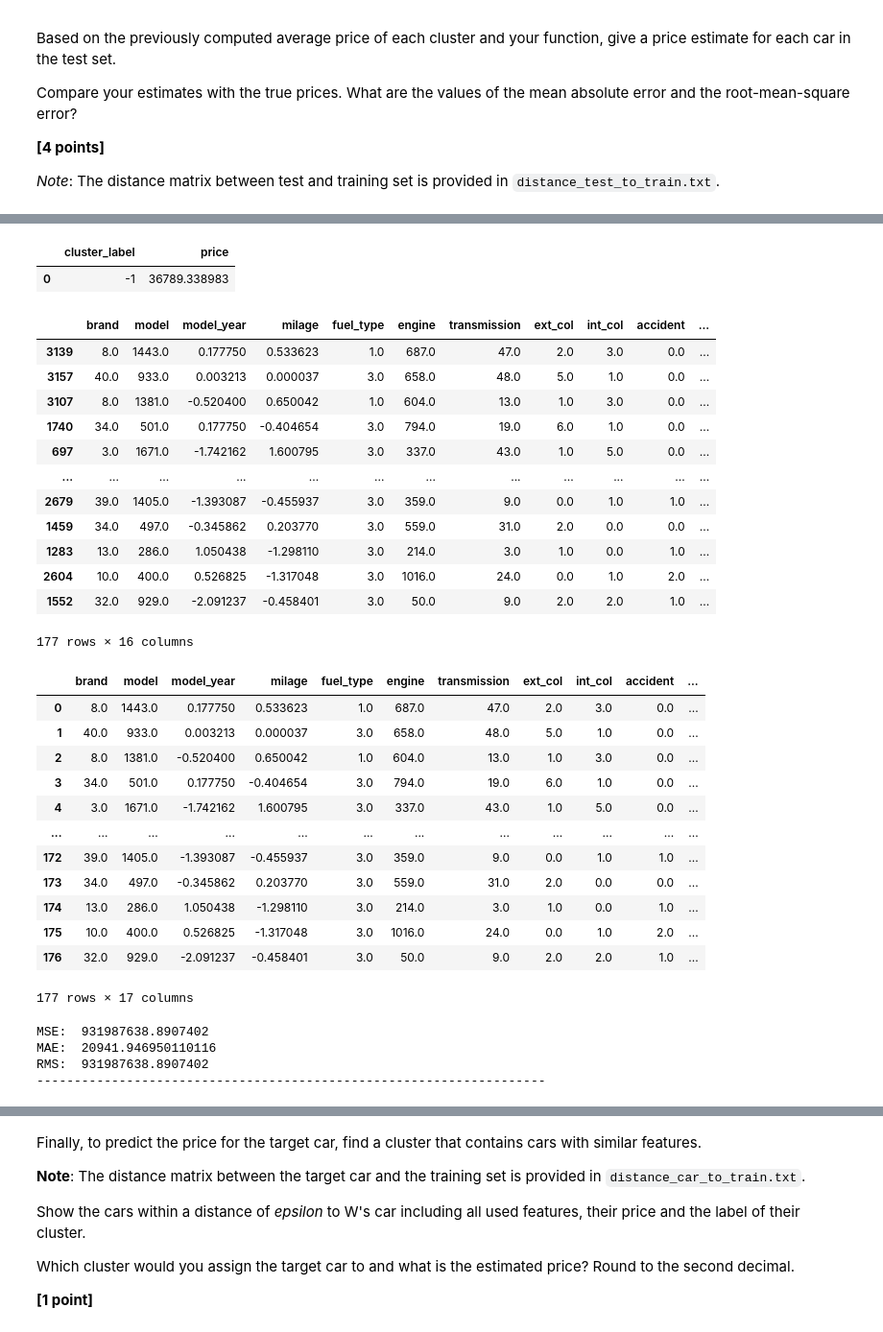
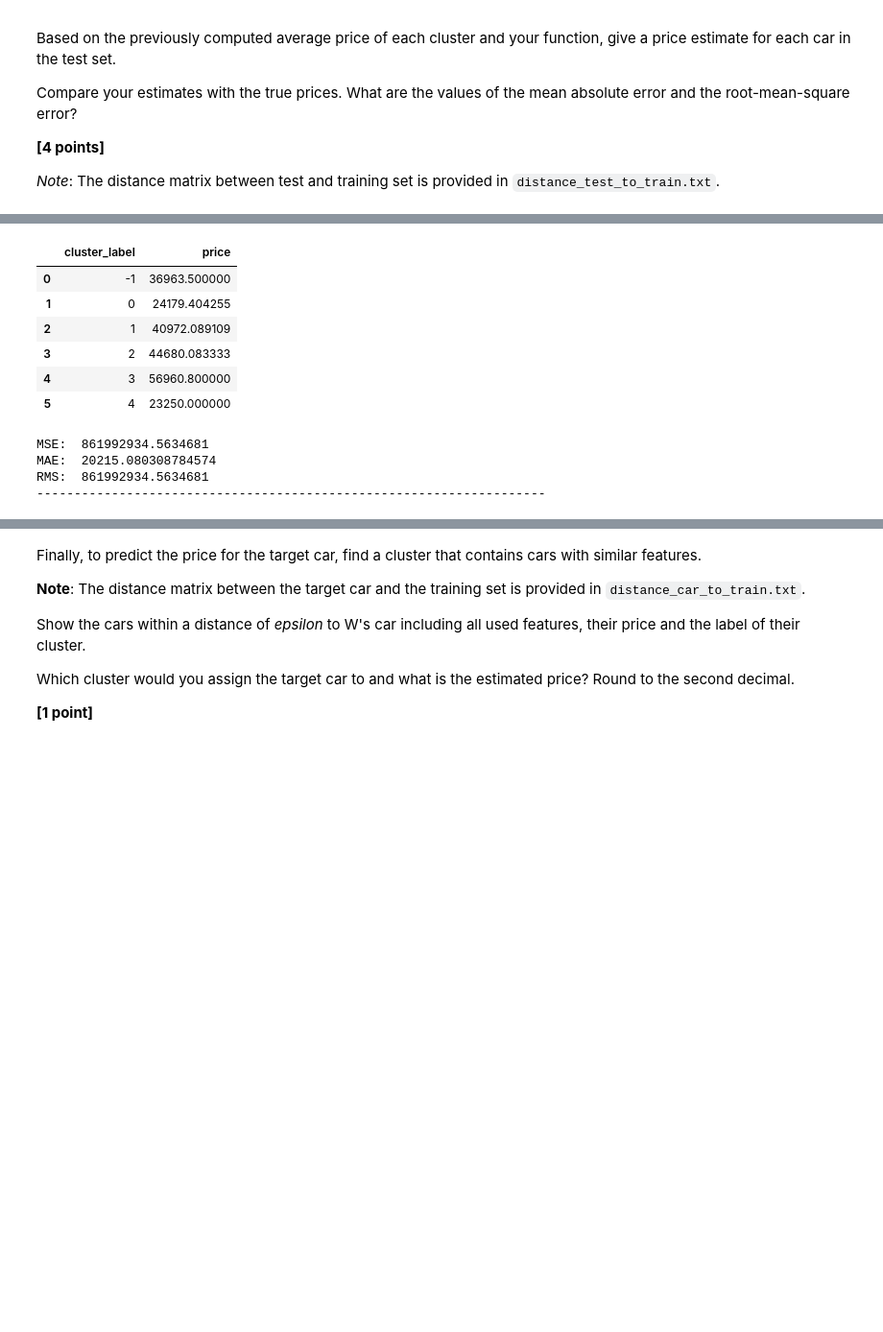
Before and after one commit to sillyduckyluck/IDS_Winning_team, a Jupyter notebook: Part_1/IDS_WS23_Assignment_part_1-student_updated.ipynb, the cells around one changed output, grey strips where cells are left out. Shown at 96% size. Cells and saved outputs as stored; diff of their text form; code cells hidden in the pictures; blank space fills up the shorter version.

Commit message:
added dbscan predictions

```diff
--- a/Part_1/IDS_WS23_Assignment_part_1-student_updated.ipynb
+++ b/Part_1/IDS_WS23_Assignment_part_1-student_updated.ipynb
@@ -657,17 +679,15 @@ from sklearn import cluster
 
 # Calculate minPts
 num_features = len(categorical_features) + len(numerical_features)
-min_pts = 2 * num_features
-
+min_pts = 12
 # k = minPts - 1, then calculate distances to n nearest neighbors
-n_neighbors = num_features * 2 - 1
+n_neighbors = min_pts - 1
 
 nn = NearestNeighbors(n_neighbors=n_neighbors)
 nn_fit = nn.fit(distance_matrix_df)
 distances, indices = nn_fit.kneighbors(distance_matrix_df)
 
 print(indices)
-
 
 
 # First, Sort the distances, and then plot the k-distance graph
@@ -822,7 +842,7 @@ from sklearn.neighbors import NearestNeighbors
 #here we preform dbscan for one epsilon value, that is, 1/6
 epsilon = 1/6
 #however we use 2.8, since it has one of the highest numbers of
-epsilon = 3.75
+epsilon = 4
 # DBSCAN
 dbscan = sk.cluster.DBSCAN(eps=epsilon, min_samples=min_pts)
 labels = dbscan.fit_predict(distance_matrix_df)
@@ -942,3 +969,26 @@ print(test_df.shape)
 
 [177 rows x 15 columns]
 (177, 15)
+# %%
+def dbscan_predict(estimator, data_matrix):
+    num_samples = data_matrix.shape[0]
+    predicted_labels = np.ones(shape=num_samples, dtype=int) * -1
+
+    for sample_index in range(num_samples):
+        differences = estimator.components_ - data_matrix[sample_index, :]
+        distances = np.linalg.norm(differences, axis=1)  # Calculate Euclidean distance
+
+        closest_index = np.argmin(distances)
+
+        if distances[closest_index] < estimator.eps:
+            predicted_labels[sample_index] = estimator.labels_[estimator.core_sample_indices_[closest_index]]
+
+    return predicted_labels
+# %%
+# DBSCAN
+dbscan = sk.cluster.DBSCAN(eps=epsilon, min_samples=min_pts)
+labels = dbscan.fit(distance_matrix_df)
+
+test_labels = dbscan_predict(labels, test_dist)
+print(test_labels)
+print(test_labels.size)
@@ -949,67 +1009,45 @@ epsilon = 1/6
 epsilon = 5
 # DBSCAN
 dbscan = sk.cluster.DBSCAN(eps=epsilon, min_samples=min_pts)
-labels = dbscan.fit_predict(test_dist)
+labels = dbscan.fit(test_dist)
 
 #display(test_dist)
 #print(labels)
 
 test_clustered_df = test_df
-test_clustered_df["cluster_label"] = labels
+test_clustered_df["cluster_label"] = test_labels
 
 # Compute the average price for each cluster
 average_prices = test_clustered_df.groupby('cluster_label')['price'].mean().reset_index()
 display(average_prices)
 
 predict_df = test_clustered_df
-display(predict_df)
+#display(predict_df)
 result_df = predict_df.merge(average_prices, left_on='cluster_label', right_on='cluster_label', how='left')
 
-display(result_df)
 
 
 #What are the values of the mean absolute error and the root-mean-square error?
 mse = sk.metrics.mean_squared_error(result_df['price_x'], result_df['price_y'])
 print("MSE: ", mse)
 
 mae = sk.metrics.mean_absolute_error(result_df['price_x'], result_df['price_y'])
 print("MAE: ", mae)
 
 rms = sk.metrics.mean_squared_error(result_df['price_x'], result_df['price_y'])
 print("RMS: ", rms)
 
 
 print("--------------------------------------------------------------------")
 # %% [output]
 |  | cluster_label | price |
-| 0 | -1 | 36789.338983 |
+| 0 | -1 | 36963.500000 |
+| 1 | 0 | 24179.404255 |
+| 2 | 1 | 40972.089109 |
+| 3 | 2 | 44680.083333 |
+| 4 | 3 | 56960.800000 |
+| 5 | 4 | 23250.000000 |
-|  | brand | model | model_year | milage | fuel_type | engine | transmission | ext_col | int_col | accident | ... |
-| 3139 | 8.0 | 1443.0 | 0.177750 | 0.533623 | 1.0 | 687.0 | 47.0 | 2.0 | 3.0 | 0.0 | ... |
-| 3157 | 40.0 | 933.0 | 0.003213 | 0.000037 | 3.0 | 658.0 | 48.0 | 5.0 | 1.0 | 0.0 | ... |
-| 3107 | 8.0 | 1381.0 | -0.520400 | 0.650042 | 1.0 | 604.0 | 13.0 | 1.0 | 3.0 | 0.0 | ... |
-| 1740 | 34.0 | 501.0 | 0.177750 | -0.404654 | 3.0 | 794.0 | 19.0 | 6.0 | 1.0 | 0.0 | ... |
-| 697 | 3.0 | 1671.0 | -1.742162 | 1.600795 | 3.0 | 337.0 | 43.0 | 1.0 | 5.0 | 0.0 | ... |
-| ... | ... | ... | ... | ... | ... | ... | ... | ... | ... | ... | ... |
-| 2679 | 39.0 | 1405.0 | -1.393087 | -0.455937 | 3.0 | 359.0 | 9.0 | 0.0 | 1.0 | 1.0 | ... |
-| 1459 | 34.0 | 497.0 | -0.345862 | 0.203770 | 3.0 | 559.0 | 31.0 | 2.0 | 0.0 | 0.0 | ... |
-| 1283 | 13.0 | 286.0 | 1.050438 | -1.298110 | 3.0 | 214.0 | 3.0 | 1.0 | 0.0 | 1.0 | ... |
-| 2604 | 10.0 | 400.0 | 0.526825 | -1.317048 | 3.0 | 1016.0 | 24.0 | 0.0 | 1.0 | 2.0 | ... |
-| 1552 | 32.0 | 929.0 | -2.091237 | -0.458401 | 3.0 | 50.0 | 9.0 | 2.0 | 2.0 | 1.0 | ... |
-177 rows × 16 columns
+MSE:  861992934.5634681
+MAE:  20215.080308784574
+RMS:  861992934.5634681
+--------------------------------------------------------------------
-|  | brand | model | model_year | milage | fuel_type | engine | transmission | ext_col | int_col | accident | ... |
-| 0 | 8.0 | 1443.0 | 0.177750 | 0.533623 | 1.0 | 687.0 | 47.0 | 2.0 | 3.0 | 0.0 | ... |
-| 1 | 40.0 | 933.0 | 0.003213 | 0.000037 | 3.0 | 658.0 | 48.0 | 5.0 | 1.0 | 0.0 | ... |
-| 2 | 8.0 | 1381.0 | -0.520400 | 0.650042 | 1.0 | 604.0 | 13.0 | 1.0 | 3.0 | 0.0 | ... |
-| 3 | 34.0 | 501.0 | 0.177750 | -0.404654 | 3.0 | 794.0 | 19.0 | 6.0 | 1.0 | 0.0 | ... |
-| 4 | 3.0 | 1671.0 | -1.742162 | 1.600795 | 3.0 | 337.0 | 43.0 | 1.0 | 5.0 | 0.0 | ... |
-| ... | ... | ... | ... | ... | ... | ... | ... | ... | ... | ... | ... |
-| 172 | 39.0 | 1405.0 | -1.393087 | -0.455937 | 3.0 | 359.0 | 9.0 | 0.0 | 1.0 | 1.0 | ... |
-| 173 | 34.0 | 497.0 | -0.345862 | 0.203770 | 3.0 | 559.0 | 31.0 | 2.0 | 0.0 | 0.0 | ... |
-| 174 | 13.0 | 286.0 | 1.050438 | -1.298110 | 3.0 | 214.0 | 3.0 | 1.0 | 0.0 | 1.0 | ... |
-| 175 | 10.0 | 400.0 | 0.526825 | -1.317048 | 3.0 | 1016.0 | 24.0 | 0.0 | 1.0 | 2.0 | ... |
-| 176 | 32.0 | 929.0 | -2.091237 | -0.458401 | 3.0 | 50.0 | 9.0 | 2.0 | 2.0 | 1.0 | ... |
-177 rows × 17 columns
-MSE:  931987638.8907402
-MAE:  20941.946950110116
-RMS:  931987638.8907402
---------------------------------------------------------------------
```
Also changed, not shown: parts of 21 cells of this notebook.
